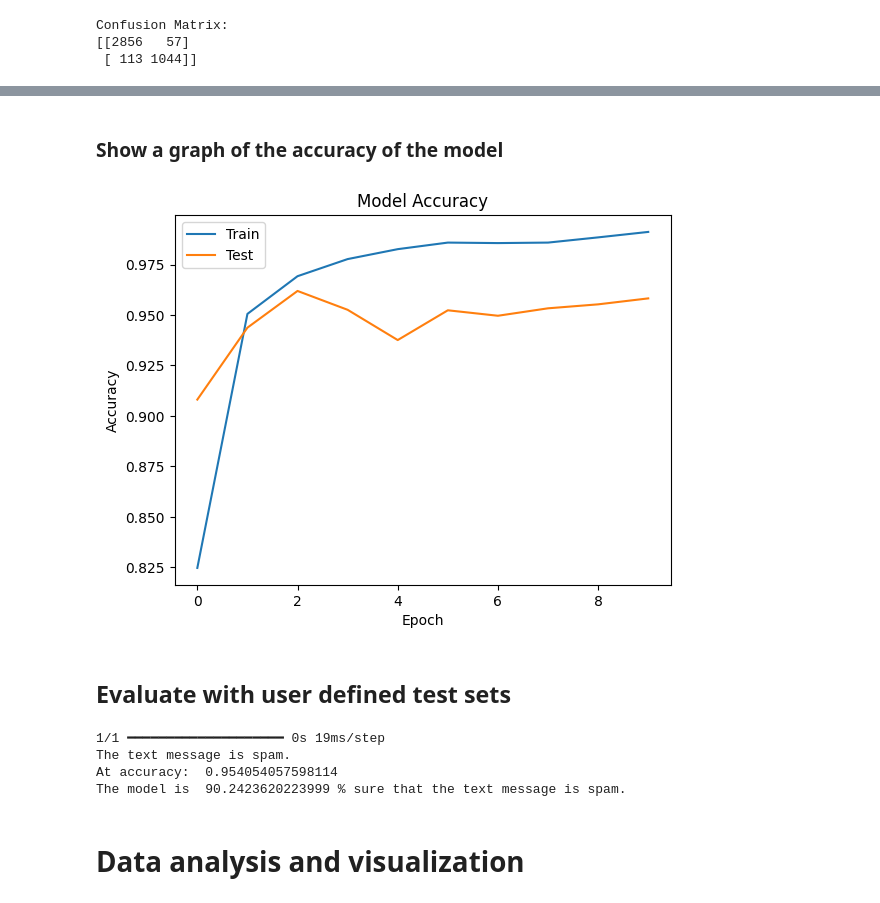
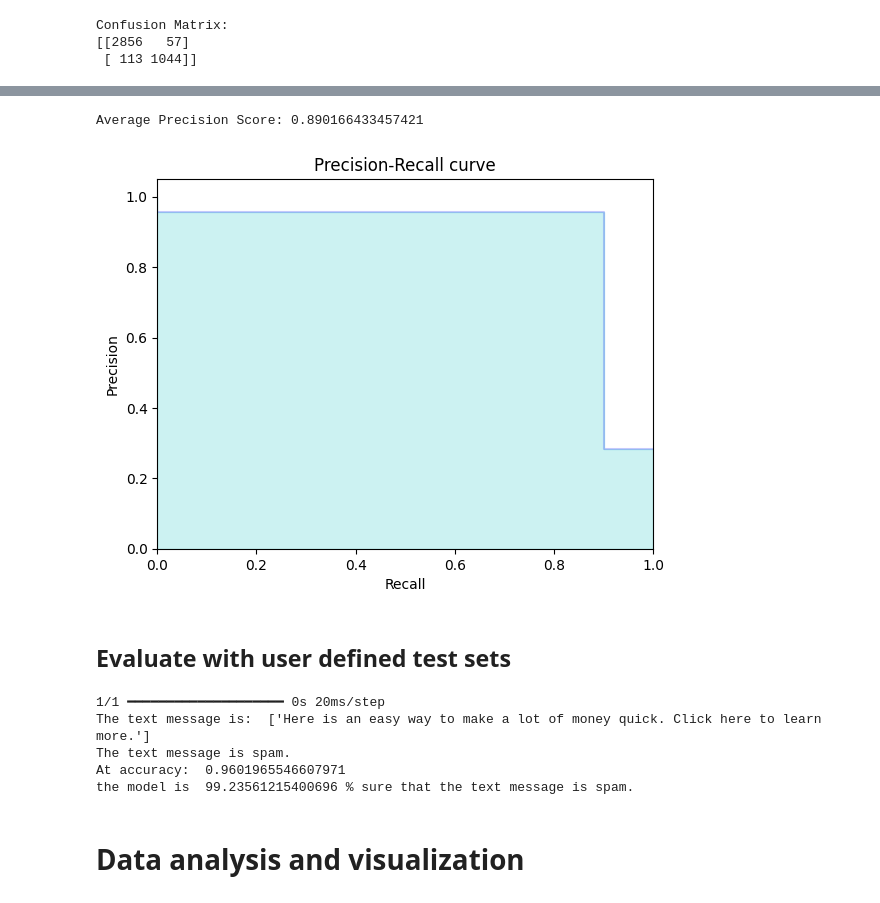
Before and after one commit to polymons/Deep-Learning-Experiments, a Jupyter notebook: spam-or-ham-analysis.ipynb, the cells around one changed output, grey strips where cells are left out. Saved outputs shown, nothing was run; the diff lists cells and outputs as text; code cells hidden in the pictures.

```diff
--- a/spam-or-ham-analysis.ipynb
+++ b/spam-or-ham-analysis.ipynb
@@ -157,15 +198,24 @@ plt.show()
-# %% [markdown]
-### Show a graph of the accuracy of the model
-# %%
-#show a graph of the accuracy of the model
-plt.plot(history.history['accuracy'])
-plt.plot(history.history['val_accuracy'])
-plt.title('Model Accuracy')
-plt.ylabel('Accuracy')
-plt.xlabel('Epoch')
-plt.legend(['Train', 'Test'], loc='upper left')
-plt.show()
-# %% [output]
-[figure, removed]
+# %%
+# average precision score
+average_precision = average_precision_score(y_test, y_pred)
+print("Average Precision Score:", average_precision)
+
+# Precision-Recall curve
+# Precision: the ratio tp / (tp + fp) where tp is the number of true positives and fp the number of false positives
+# Recall: the ratio tp / (tp + fn) where tp is the number of true positives and fn the number of false negatives
+
+precision, recall, thresholds = precision_recall_curve(y_test, y_pred) # Compute precision-recall pairs for different probability thresholds
+plt.figure()
+plt.step(recall, precision, color='b', alpha=0.2, where='post')
+plt.fill_between(recall, precision, step='post', alpha=0.2, color='c')
+plt.xlabel('Recall')
+plt.ylabel('Precision')
+plt.ylim([0.0, 1.05])
+plt.xlim([0.0, 1.0])
+plt.title('Precision-Recall curve')
+plt.show()
+# %% [output]
+Average Precision Score: 0.890166433457421
+[figure, added]
 # %% [markdown]
 ## Evaluate with user defined test sets
@@ -179,25 +229,28 @@ new_text_message_seq = tokenizer.texts_to_sequences(new_text_message)
 new_text_message_pad = pad_sequences(new_text_message_seq, maxlen=max_sequence_length)
 prediction = model.predict(new_text_message_pad)
 
+
+print("The text message is: ", new_text_message)
 #Print the prediction (0 = ham, 1 = spam) and print the accuracy of the model
 if prediction[0][0] >= 0.5:
     print("The text message is spam.")
     #print accuracy of the model
     print("At accuracy: ", accuracy)
     #print how sure it is that the text message is spam
-    print("The model is ", prediction[0][0]*100, "% sure that the text message is spam.")
+    print("the model is ", prediction[0][0]*100, "% sure that the text message is spam.")
 
 else:
     print("The text message is ham.")
     #print accuracy of the model
     print("At accuracy: ", accuracy)
     #print how sure it is that the text message is ham
-    print("The model is ", (1-prediction[0][0])*100, "% sure that the text message is not spam (ham).")
+    print("the model is ", (1-prediction[0][0])*100, "% sure that the text message is not spam (ham).")
 # %% [output]
-1/1 ━━━━━━━━━━━━━━━━━━━━ 0s 19ms/step
+1/1 ━━━━━━━━━━━━━━━━━━━━ 0s 20ms/step
+The text message is:  ['Here is an easy way to make a lot of money quick. Click here to learn more.']
 The text message is spam.
-At accuracy:  0.954054057598114
-The model is  90.2423620223999 % sure that the text message is spam.
+At accuracy:  0.9601965546607971
+the model is  99.23561215400696 % sure that the text message is spam.
 # %% [markdown]
 # Data analysis and visualization
 # %%
```
Also changed, not shown: parts of 11 cells of this notebook, 1 other file.
